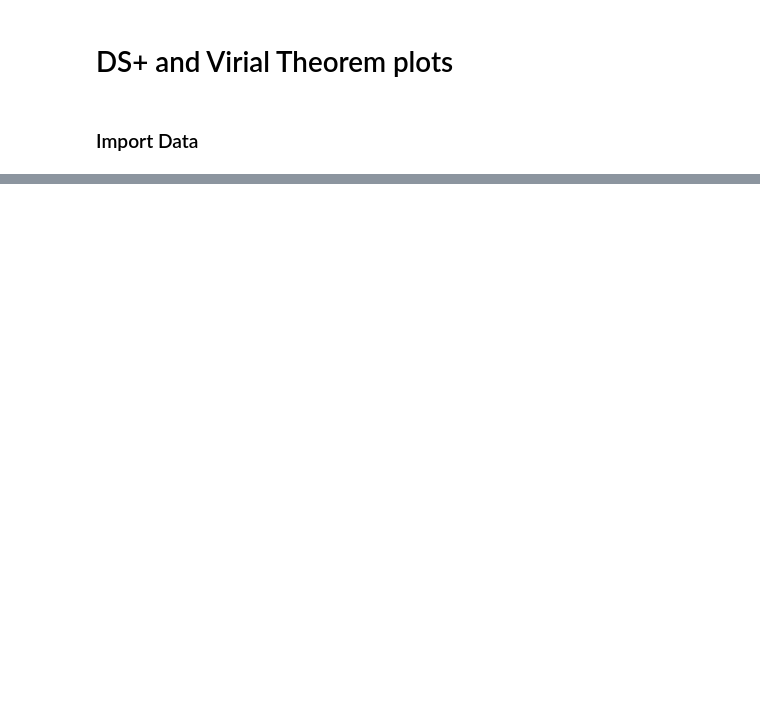
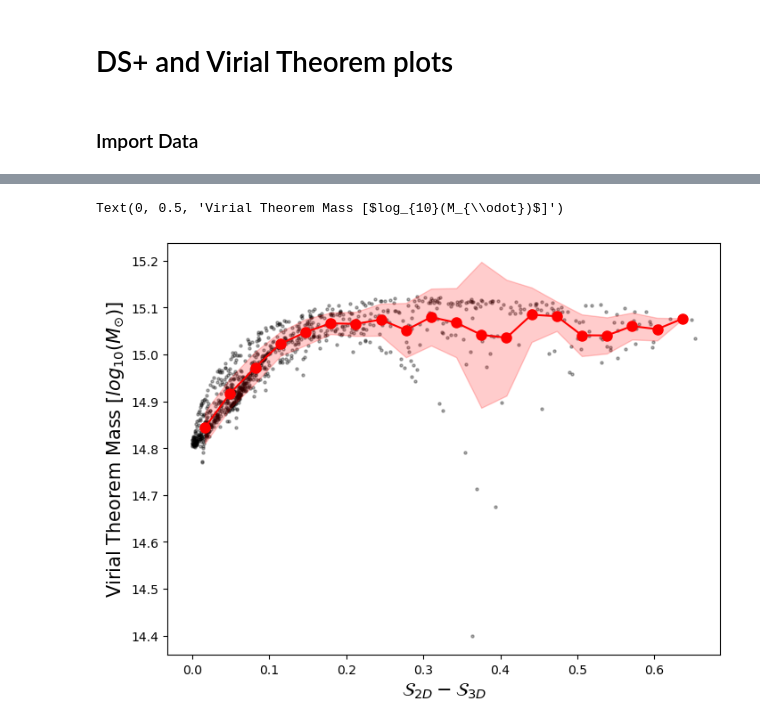
Before and after one commit to erichabjan/TNG_cluster_dynamics, a Jupyter notebook: Paper_Plots.ipynb, the cells around one changed output, grey strips where cells are left out. Drawn from its saved outputs; the diff is of its cells as text; code cells hidden in the pictures; blank space fills up the shorter version.

```diff
--- a/Paper_Plots.ipynb
+++ b/Paper_Plots.ipynb
@@ -32,0 +96,26 @@ test.shape
+# %%
+x = tri_metric_arr
+y = np.log10(virial_cluster_mass)
+
+num_bins = 20
+bins = np.linspace(min(x), max(x), num_bins + 1)
+bin_indices = np.digitize(x, bins) - 1
+
+# Compute statistics per bin (mean, median, etc.)
+bin_means = np.array([np.mean(y[bin_indices == i]) if np.any(bin_indices == i) else np.nan for i in range(num_bins)])
+bin_std = np.array([np.std(y[bin_indices == i]) if np.any(bin_indices == i) else np.nan for i in range(num_bins)])
+bin_centers = (bins[:-1] + bins[1:]) / 2  # Compute bin centers
+
+# Plot original data as scatter
+plt.figure(figsize=(8, 6))
+plt.scatter(x, y, s=5, c ='k', alpha = 0.3)
+
+# Plot binned means as points or line
+plt.plot(bin_centers, bin_means, 'ro-', markersize=8)
+plt.fill_between(bin_centers, bin_means - bin_std, bin_means + bin_std, color='red', alpha=0.2)
+
+plt.xlabel(r'$ \mathcal{S}_{2D} - \mathcal{S}_{3D}$', fontsize = 15)
+plt.ylabel(r'Virial Theorem Mass [$log_{10}(M_{\odot})$]', fontsize = 15)
+# %% [output]
+Text(0, 0.5, 'Virial Theorem Mass [$log_{10}(M_{\\odot})$]')
+[figure, added]
```
Also changed, not shown: parts of 22 cells of this notebook, 1 other file.
